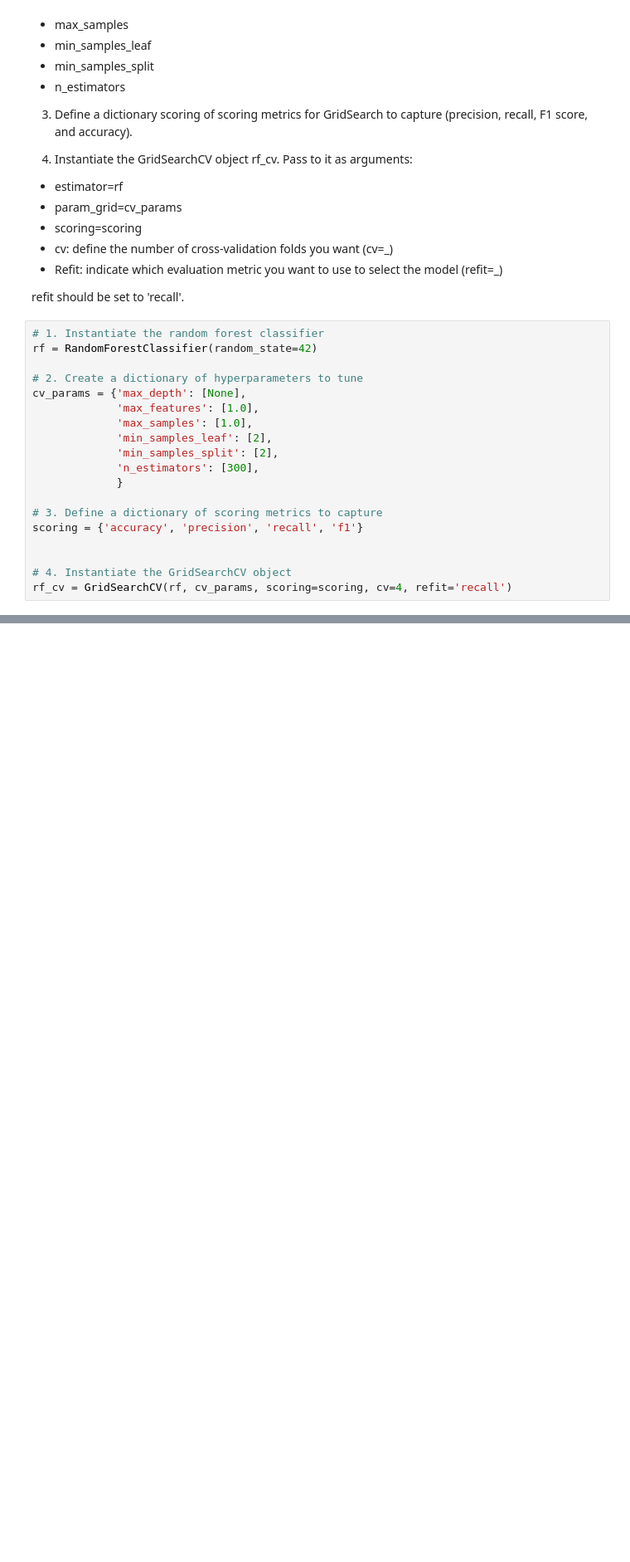
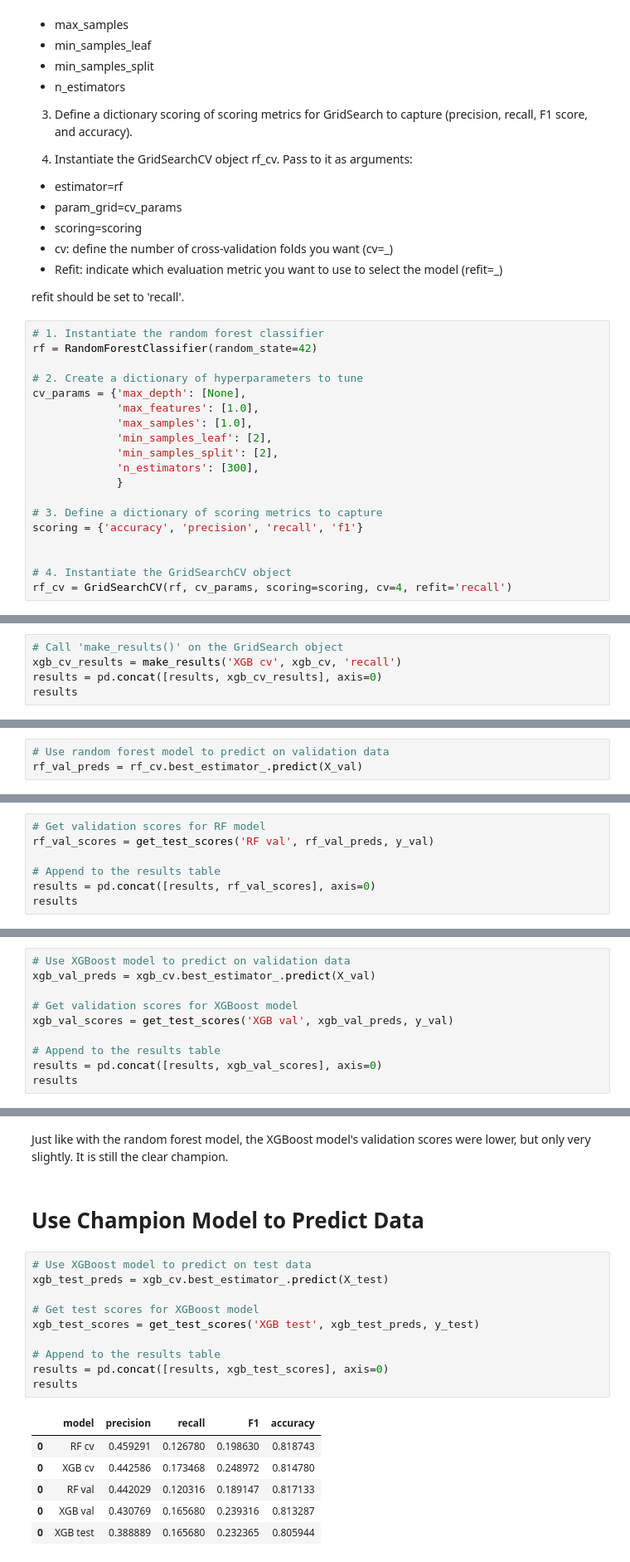
Before and after one commit to dvlanl/predicting_waze_customer_churn, a Jupyter notebook: build_machine_learning_model.ipynb, the cells around one changed output, grey strips where cells are left out. Shown at 83% size. Cells and saved outputs as stored; diff of their text form; blank space fills up the shorter version.

```diff
--- a/build_machine_learning_model.ipynb
+++ b/build_machine_learning_model.ipynb
@@ -385,0 +525,5 @@ AttributeError: 'GridSearchCV' object has no attribute 'best_score_'
+# %%
+# Call 'make_results()' on the GridSearch object
+xgb_cv_results = make_results('XGB cv', xgb_cv, 'recall')
+results = pd.concat([results, xgb_cv_results], axis=0)
+results
@@ -385,0 +542,3 @@ AttributeError: 'GridSearchCV' object has no attribute 'best_score_'
+# %%
+# Use random forest model to predict on validation data
+rf_val_preds = rf_cv.best_estimator_.predict(X_val)
@@ -385,0 +572,7 @@ AttributeError: 'GridSearchCV' object has no attribute 'best_score_'
+# %%
+# Get validation scores for RF model
+rf_val_scores = get_test_scores('RF val', rf_val_preds, y_val)
+
+# Append to the results table
+results = pd.concat([results, rf_val_scores], axis=0)
+results
@@ -385,0 +590,10 @@ AttributeError: 'GridSearchCV' object has no attribute 'best_score_'
+# %%
+# Use XGBoost model to predict on validation data
+xgb_val_preds = xgb_cv.best_estimator_.predict(X_val)
+
+# Get validation scores for XGBoost model
+xgb_val_scores = get_test_scores('XGB val', xgb_val_preds, y_val)
+
+# Append to the results table
+results = pd.concat([results, xgb_val_scores], axis=0)
+results
@@ -385,0 +606,21 @@ AttributeError: 'GridSearchCV' object has no attribute 'best_score_'
+# %% [markdown]
+Just like with the random forest model, the XGBoost model's validation scores were lower, but only very slightly. It is still the clear champion.
+# %% [markdown]
+# Use Champion Model to Predict Data
+# %%
+# Use XGBoost model to predict on test data
+xgb_test_preds = xgb_cv.best_estimator_.predict(X_test)
+
+# Get test scores for XGBoost model
+xgb_test_scores = get_test_scores('XGB test', xgb_test_preds, y_test)
+
+# Append to the results table
+results = pd.concat([results, xgb_test_scores], axis=0)
+results
+# %% [output]
+|  | model | precision | recall | F1 | accuracy |
+| 0 | RF cv | 0.459291 | 0.126780 | 0.198630 | 0.818743 |
+| 0 | XGB cv | 0.442586 | 0.173468 | 0.248972 | 0.814780 |
+| 0 | RF val | 0.442029 | 0.120316 | 0.189147 | 0.817133 |
+| 0 | XGB val | 0.430769 | 0.165680 | 0.239316 | 0.813287 |
+| 0 | XGB test | 0.388889 | 0.165680 | 0.232365 | 0.805944 |
```
Also changed, not shown: parts of 51 cells of this notebook.
